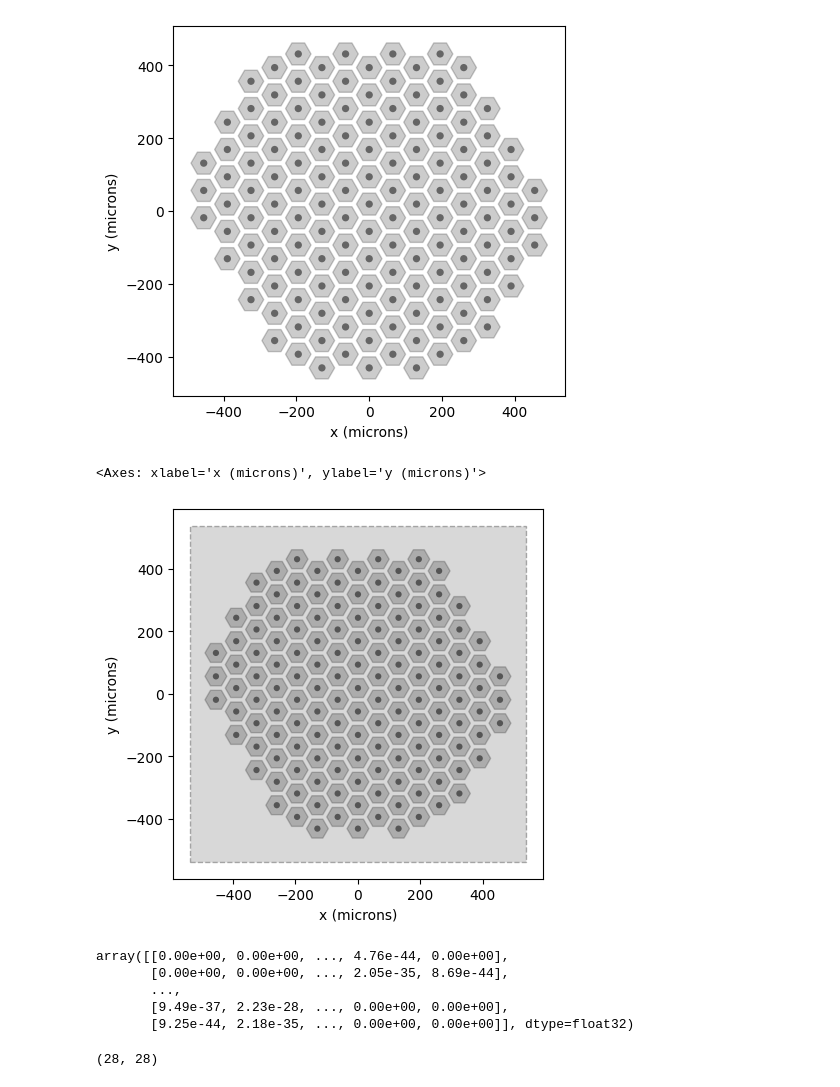
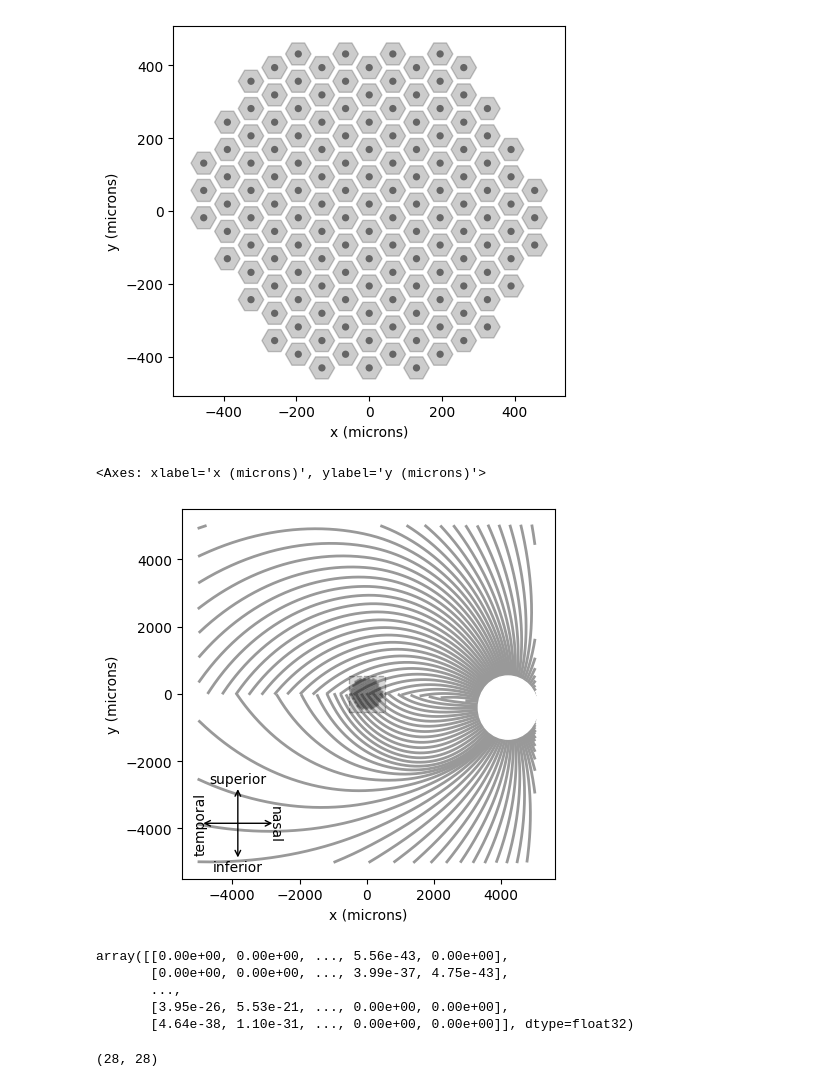
Before and after one commit to realmatthewpeng/percept, a Jupyter notebook: test_notebooks/phosphene_generator_test.ipynb, the cells around one changed output. Drawn from its saved outputs; the diff is of its cells as text; code cells hidden in the pictures.

```diff
--- a/test_notebooks/phosphene_generator_test.ipynb
+++ b/test_notebooks/phosphene_generator_test.ipynb
@@ -60,12 +58,21 @@ implant.plot()
 <Axes: xlabel='x (microns)', ylabel='y (microns)'>
 [figure]
 # %%
-model = p2p.models.ScoreboardModel(xrange=(-2, 2), yrange=(-2, 2), xystep=0.15, rho=20)
+model = p2p.models.AxonMapModel(xrange=(-2, 2), yrange=(-2, 2), xystep=0.15, rho=20, axlambda=200)
 model.build()
 model.plot()
 implant.plot()
 # %% [output]
 <Axes: xlabel='x (microns)', ylabel='y (microns)'>
-[figure, old version]
+[figure, new version]
 # %%
 implant.stim = stim.resize(implant.shape)
+percept = model.predict_percept(implant)
+frame = percept.max(axis='frames')
+frame
+# %% [output]
+array([[0.00e+00, 0.00e+00, ..., 5.56e-43, 0.00e+00],
+       [0.00e+00, 0.00e+00, ..., 3.99e-37, 4.75e-43],
+       ...,
+       [3.95e-26, 5.53e-21, ..., 0.00e+00, 0.00e+00],
+       [4.64e-38, 1.10e-31, ..., 0.00e+00, 0.00e+00]], dtype=float32)
@@ -74,12 +79,3 @@ percept = model.predict_percept(implant)
-# %%
-frame = percept.max(axis='frames')
-frame
-# %% [output]
-array([[0.00e+00, 0.00e+00, ..., 4.76e-44, 0.00e+00],
-       [0.00e+00, 0.00e+00, ..., 2.05e-35, 8.69e-44],
-       ...,
-       [9.49e-37, 2.23e-28, ..., 0.00e+00, 0.00e+00],
-       [9.25e-44, 2.18e-35, ..., 0.00e+00, 0.00e+00]], dtype=float32)
 # %%
 print(frame.shape)
 # %% [output]
```
Also changed, not shown: parts of 9 cells of this notebook, 7 other files.
